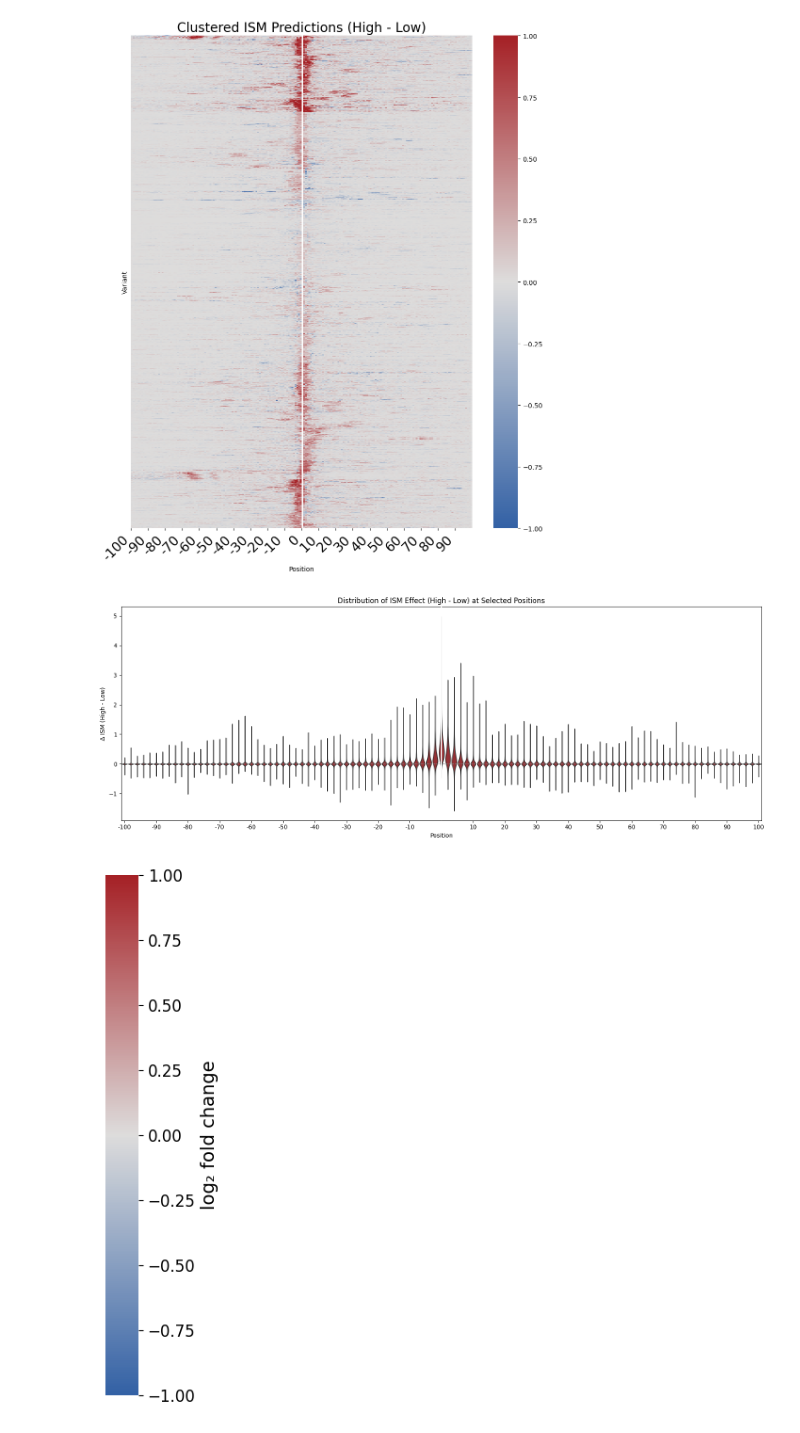
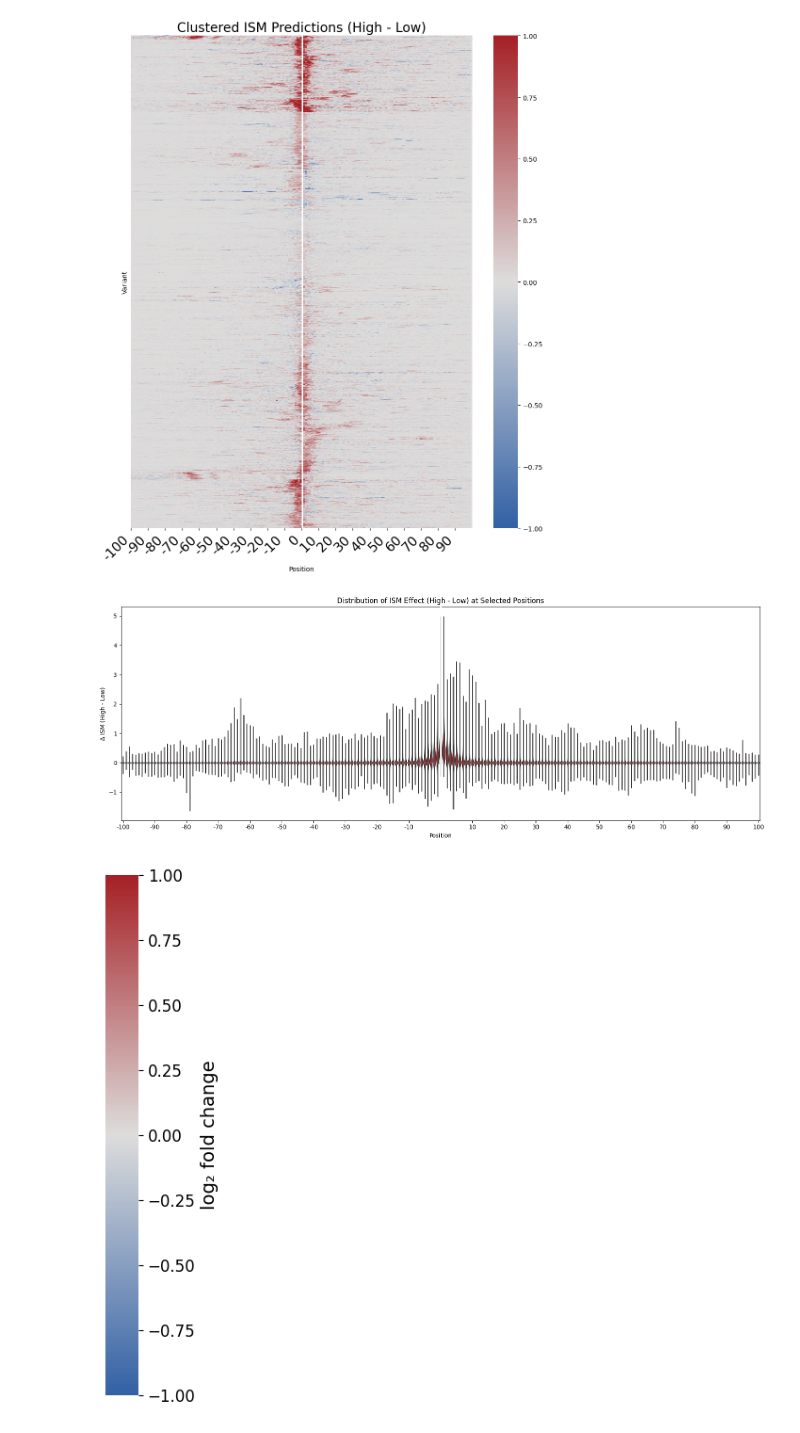
Before and after one commit to de-Boer-Lab/position-mpra, a Jupyter notebook: src/6-ism_variant_effects/predict_ism_for_all_OT_highvslow.ipynb, the cells around one changed output. Saved outputs shown, nothing was run; the diff lists cells and outputs as text; code cells hidden in the pictures.

```diff
--- a/src/6-ism_variant_effects/predict_ism_for_all_OT_highvslow.ipynb
+++ b/src/6-ism_variant_effects/predict_ism_for_all_OT_highvslow.ipynb
@@ -189,7 +189,7 @@ plt.show()
 [figure]
 # %%
 # --- Violin plots of ISM effect (High - Low) at selected positions ---
-target_positions = np.arange(-100, 101, 2)  # -100, -90, ..., 90, 100
+target_positions = np.arange(-100, 101, 1)  # -100, -90, ..., 90, 100
 
 num_cols = diff_array.shape[1]
 col_positions = np.linspace(-100, 100, num_cols)
@@ -217,34 +217,34 @@ ax = sns.violinplot(
     density_norm="width"    # equal maximum width for all violins
 )
 
 plt.axhline(0, color="grey", linestyle="--", linewidth=1)
 ax.axvline(
     x=all_positions.index(0),
     color="white",
     linestyle="-",
     linewidth=2,
     zorder=10
 )
 
 # Label every 10 bp
 violin_tick_positions = np.arange(-100, 101, 10)
 violin_tick_positions = violin_tick_positions[violin_tick_positions != 0]
 violin_tick_indices = [all_positions.index(pos) for pos in violin_tick_positions]
 
 ax.set_xticks(violin_tick_indices)
 ax.set_xticklabels(violin_tick_positions)
 
 ax.set_xlabel("Position")
 ax.set_ylabel("Δ ISM (High - Low)")
 ax.set_title("Distribution of ISM Effect (High - Low) at Selected Positions")
 
 plt.tight_layout()
 plt.savefig(
     "/scratch/st-cdeboer-1/sambina/position_mpra/outputs/6-ism_variant_effects/delta_ism_violin.svg"
 )
 plt.show()
 # %% [output]
-[figure, old version]
+[figure, new version]
 # %%
 heatmap_array = high_array[row_order]
 
```
Also changed, not shown: 1 other file.
